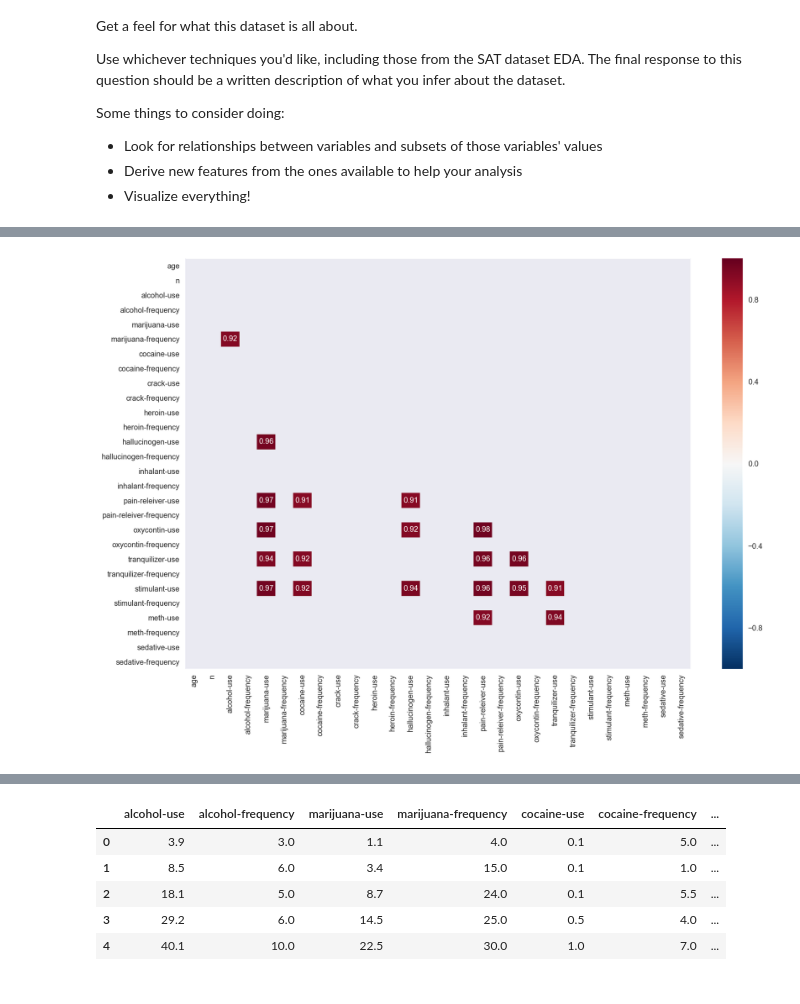
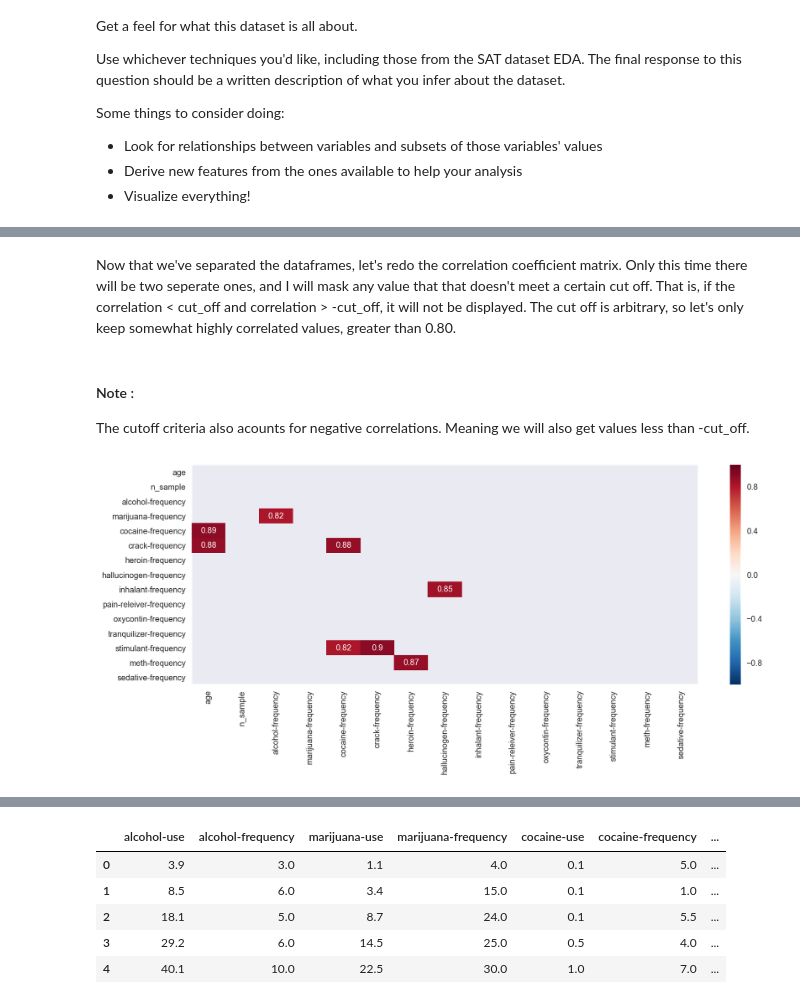
Before and after one commit to t-brewer/sats_and_drugs, a Jupyter notebook: project-02-v2-starter-code.ipynb, the cells around one changed output, grey strips where cells are left out. Cells and saved outputs as stored; diff of their text form; code cells hidden in the pictures.

```diff
--- a/project-02-v2-starter-code.ipynb
+++ b/project-02-v2-starter-code.ipynb
@@ -750,5 +668,0 @@ df_drugs.loc[16,'age'] = 65.0
-# %%
-df_drugs.replace(to_replace='-', value='0.0', inplace=True)
-
-for c in df_drugs.columns:
-    df_drugs[c] = df_drugs[c].astype(float)
@@ -799,0 +704,18 @@ df_drugs.describe()
+# %%
+# Initialzie new dataframe :
+n_users = pd.DataFrame()
+
+# Loop through columns and find drug-use columns
+for c in df_drugs.columns :
+    if ('-use' not in c):
+        continue
+    else :
+        # Get new column name by replacing -use with -n
+        # name should be : drug-n
+        col_name = c.replace('-use', '-n')
+
+        # Create new column :
+        n_users[col_name] = np.floor(df_drugs[c] * df_drugs['n_sample'] / 100)
+
+# Check our work :
+n_users.head()
@@ -852,12 +907,23 @@ ax = sns.heatmap(corr_mat_drugs, fmt='.2g', mask=mask, annot=True)
+# %% [markdown]
+Now that we've separated the dataframes, let's redo the correlation coefficient matrix.  Only this time there will be two seperate ones, and I will mask any value that that doesn't meet a certain cut off.  That is, if the correlation < cut_off and correlation > -cut_off, it will not be displayed.  The cut off is arbitrary, so let's only keep somewhat highly correlated values, greater than 0.80.
+<br>
+<br>
+#### Note :
+The cutoff criteria also acounts for negative correlations.  Meaning we will also get values less than -cut_off.
 # %%
-corr_mat_drugs = df_drugs.corr()
+# Get frequency correlation matrix
+corr_mat_freq = drugs_frequency.corr()
 
-cut_off = 0.9
-mask = np.zeros_like(corr_mat_drugs, dtype=np.bool)
+# Define cutoff
+cut_off = 0.8
+
+# Mask upper right triangle, and values that don't meet the cutoff
+mask = np.zeros_like(corr_mat_freq, dtype=np.bool)
 mask[np.triu_indices_from(mask)] = True
-mask[(corr_mat_drugs < cut_off) & (corr_mat_drugs > -cut_off)] = True
+mask[(corr_mat_freq <= cut_off) & (corr_mat_freq >= -cut_off)] = True
 
-f, ax = plt.subplots(nrows=1, ncols=1, figsize=(15,10))
-ax = sns.heatmap(corr_mat_drugs, fmt='.2g', mask=mask, annot=True)
+# Matplotlib dance
+f, ax = plt.subplots(nrows=1, ncols=1, figsize=(14,5))
+ax = sns.heatmap(corr_mat_freq, fmt='.2g', mask=mask, annot=True)
 # %% [output]
-[figure, old version]
+[figure, new version]
```
Also changed, not shown: parts of 57 cells of this notebook.
